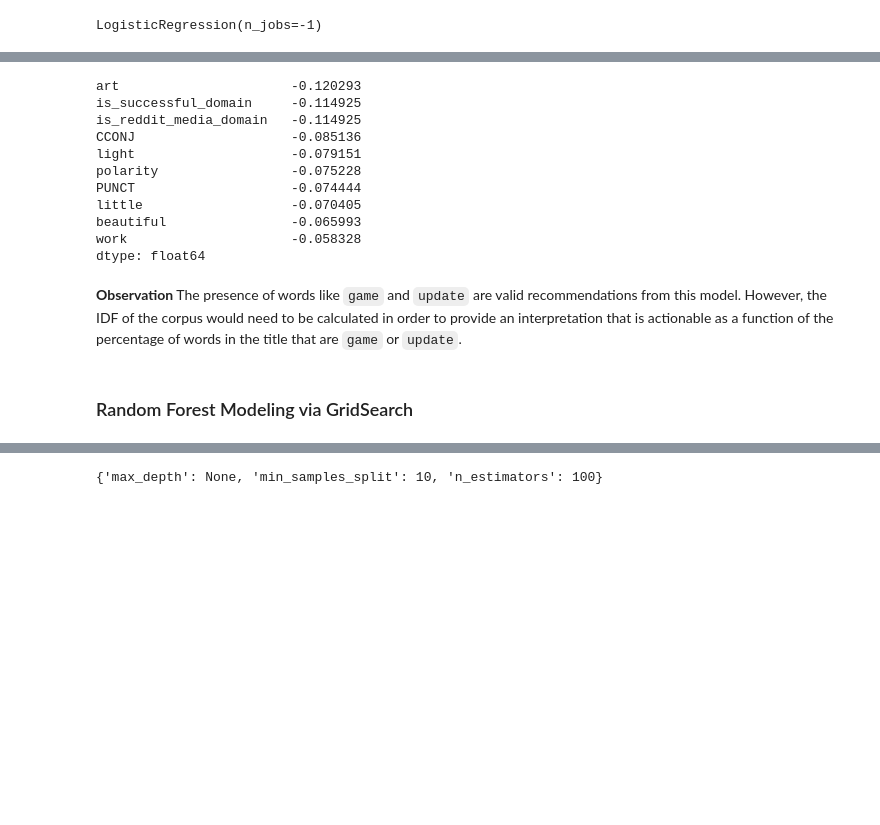
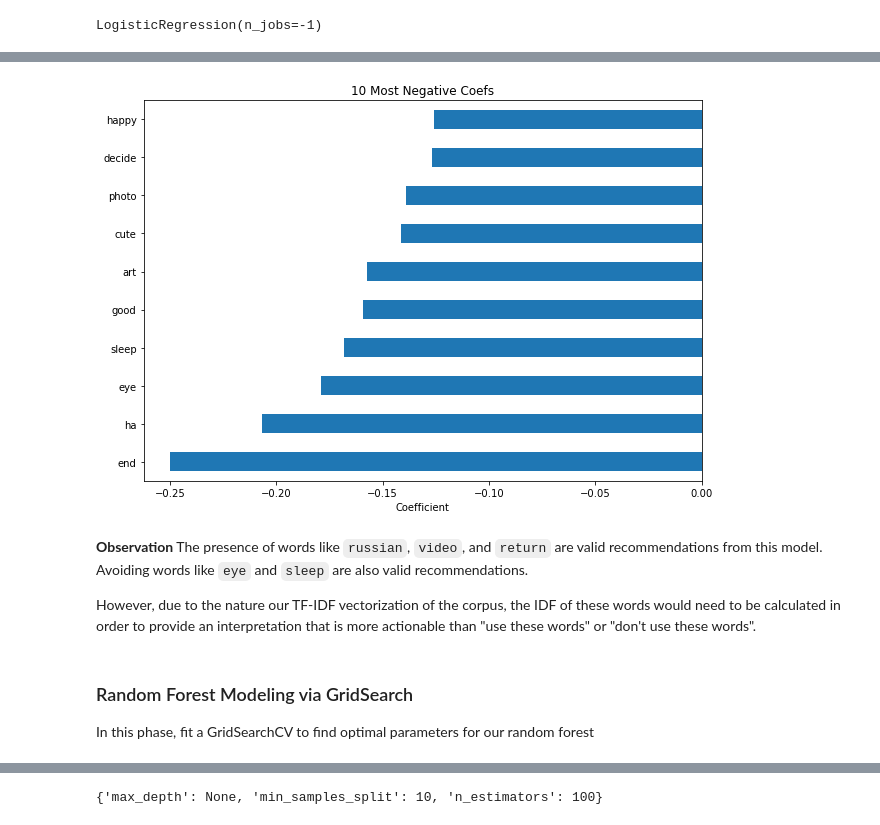
Before and after one commit to lawjackelen/reddit-classification-nlp, a Jupyter notebook: code/04_Modelling.ipynb, the cells around one changed output, grey strips where cells are left out. Saved outputs shown, nothing was run; the diff lists cells and outputs as text; code cells hidden in the pictures; blank space fills up the shorter version.

```diff
--- a/code/04_Modelling.ipynb
+++ b/code/04_Modelling.ipynb
@@ -239,20 +304,17 @@ dtype: float64
 # %%
-# top 10 negatively affected predictor variables
-coef_list.sort_values()[:10]
+# look at 10 Most Negative Coefs
+my_series = coef_list.sort_values()[:10]
+
+fig, ax = plt.subplots(1,1,figsize = (10,7))
+ax = my_series.plot(kind='barh', title = '10 Most Negative Coefs')
+ax.set_xlabel('Coefficient');
 # %% [output]
-art                      -0.120293
-is_successful_domain     -0.114925
-is_reddit_media_domain   -0.114925
-CCONJ                    -0.085136
-light                    -0.079151
-polarity                 -0.075228
-PUNCT                    -0.074444
-little                   -0.070405
-beautiful                -0.065993
-work                     -0.058328
-dtype: float64
+[figure, added]
 # %% [markdown]
-**Observation** The presence of words like `game` and `update` are valid recommendations from this model. However, the IDF of the corpus would need to be calculated in order to provide an interpretation that is actionable as a function of the percentage of words in the title that are `game` or `update`.
+**Observation** The presence of words like `russian`, `video`, and `return` are valid recommendations from this model. Avoiding words like `eye` and `sleep` are also valid recommendations.
+
+However, due to the nature our TF-IDF vectorization of the corpus, the IDF of these words would need to be calculated in order to provide an interpretation that is more actionable than "use these words" or "don't use these words".
 # %% [markdown]
 ### Random Forest Modeling via GridSearch
+In this phase, fit a GridSearchCV to find optimal parameters for our random forest
 # %%
```
Also changed, not shown: parts of 74 cells of this notebook, 8 other files.
